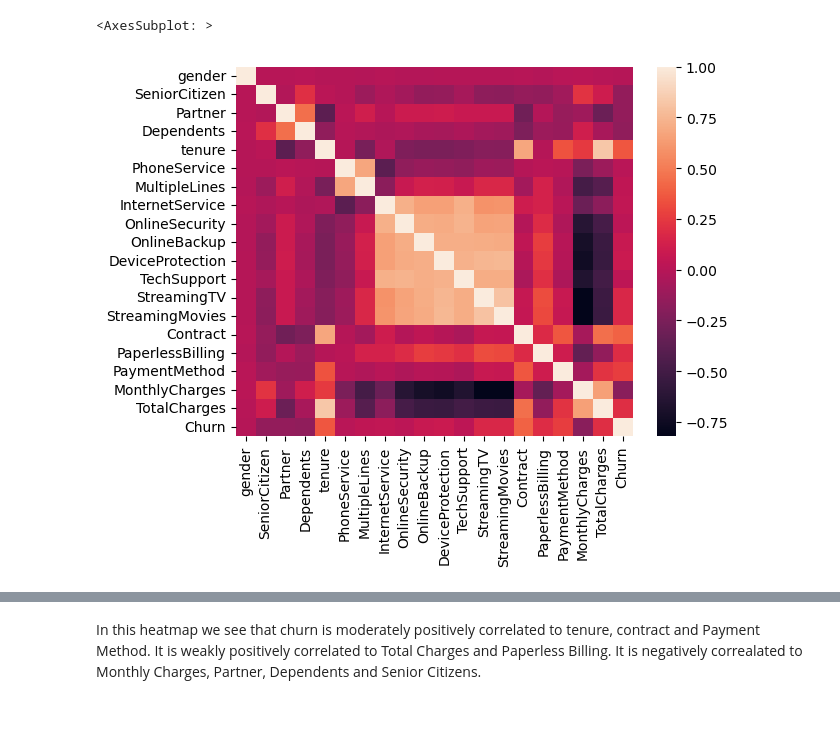
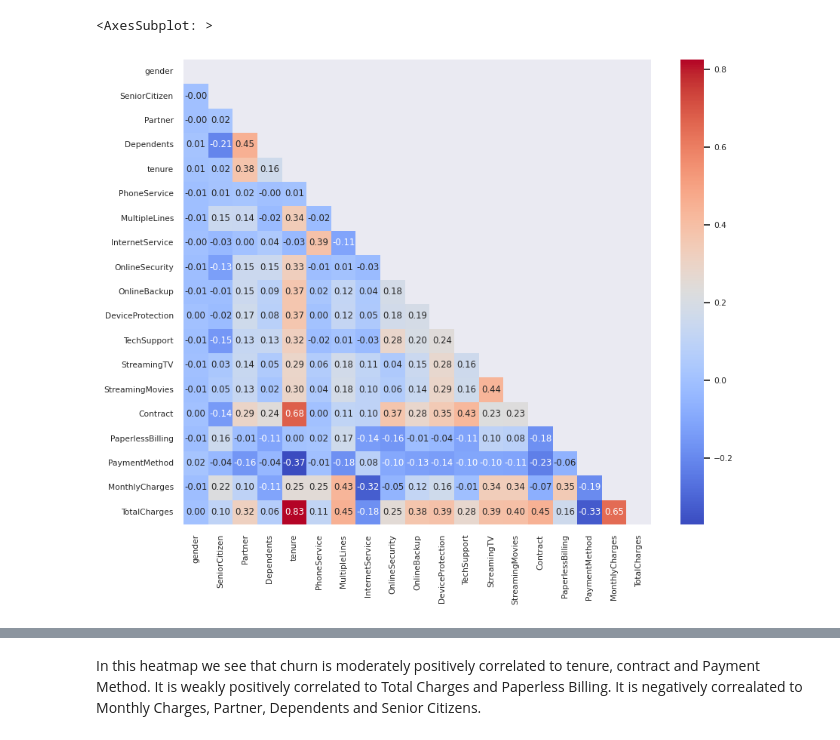
Before and after one commit to Ammar-Asim-23/Customer-Churn-Prediction, a Jupyter notebook: analysis.ipynb, the cells around one changed output, grey strips where cells are left out. Cells and saved outputs as stored; diff of their text form; code cells hidden in the pictures.

```diff
--- a/analysis.ipynb
+++ b/analysis.ipynb
@@ -4,9 +4,14 @@ import pandas as pd
 import numpy as np
 import matplotlib.pyplot as plt
 # %%
-df = pd.read_csv('cleaned_dataset.csv').drop(['customerID','Unnamed: 0'],axis=1)
+df = pd.read_csv('cleaned_dataset.csv',index_col=0)
-# %%
-sns.heatmap(df.corr())
-# %% [output]
-<AxesSubplot: >
-[figure, removed]
+# %%
+independent_features_df = df.select_dtypes(include=['number']).copy().drop(columns=['Churn'])
+corr_matrix = independent_features_df.corr()
+mask = np.triu(np.ones_like(corr_matrix, dtype=bool))
+plt.figure(figsize=(10, 8))
+sns.set(font_scale=0.7)
+sns.heatmap(corr_matrix,annot=True, fmt=".2f", cmap="coolwarm", mask=mask)
+# %% [output]
+<AxesSubplot: >
+[figure, added]
```
Also changed, not shown: parts of 7 cells of this notebook, 20 other files.
